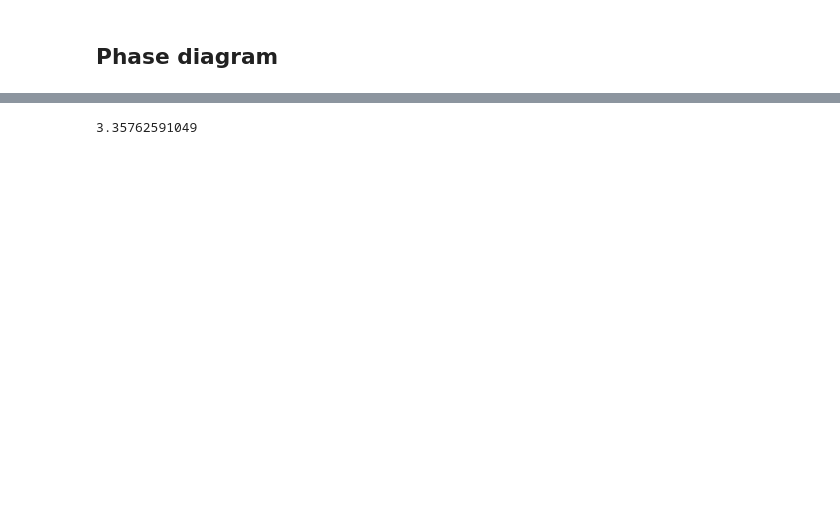
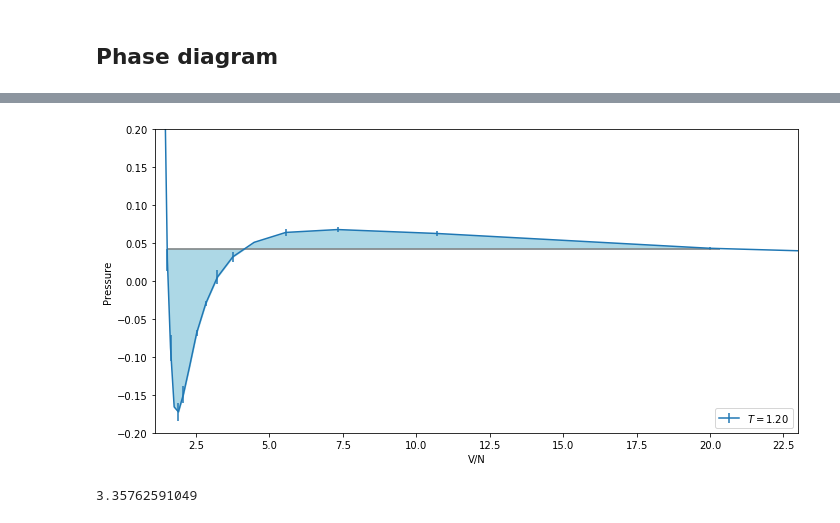
Before and after one commit to suracefm/lennardjonesmc, a Jupyter notebook: LennardJones-Copy1.ipynb, the cells around one changed output, grey strips where cells are left out. Cells and saved outputs as stored; diff of their text form; code cells hidden in the pictures; blank space fills up the shorter version.

```diff
--- a/LennardJones-Copy1.ipynb
+++ b/LennardJones-Copy1.ipynb
@@ -294,3 +330,32 @@ plt.show()
+# %%
+fmc, axmc = plt.subplots(1,1,figsize=(10,5))
+
+myds=ds1.view().reshape((19,8))
+i=3
+T=myds[0, 4]['TEMPERATURE']
+axmc.errorbar(1/myds[:, i]['DENSITY'], myds[:, i]['PRESSURE'], yerr=myds[:, i]['PRERR'], label= r'$T=$%.2f' % T)
+
+
+P0,Vl,Vr, dP0, dVl, dVr =maxwell_construction(myds[:, i]['PRESSURE'][1:], 1/myds[:, i]['DENSITY'][1:], T, Perr=myds[:, i]['PRERR'][1:])
+mask=np.argwhere((1/myds[:, i]['DENSITY']>Vl) & (1/myds[:, i]['DENSITY']<Vr))
+Vma = 1/myds[:, i]['DENSITY'][mask][:,0]
+Pma =myds[:, i]['PRESSURE'][mask][:,0]
+axmc.fill_between(Vma, Pma, P0, color='lightblue')
+
+
+axmc.legend(loc='lower right')
+axmc.set_xlim(xmin=1.1, xmax=23)
+axmc.set_ylim(ymin=-0.2, ymax=0.2)
+axmc.hlines(y=P0, xmin=Vl, xmax=Vr, color='C7')
+axmc.set_xlabel("V/N")
+
+
+axmc.set_ylabel("Pressure")
+plt.tight_layout()
+
+plt.show()
+# %% [output]
+[figure, added]
 # %%
 seconds=22*tottime/3600000 #total second needed
 hours=seconds/3600
```
Also changed, not shown: parts of 8 cells of this notebook, 11 other files.
